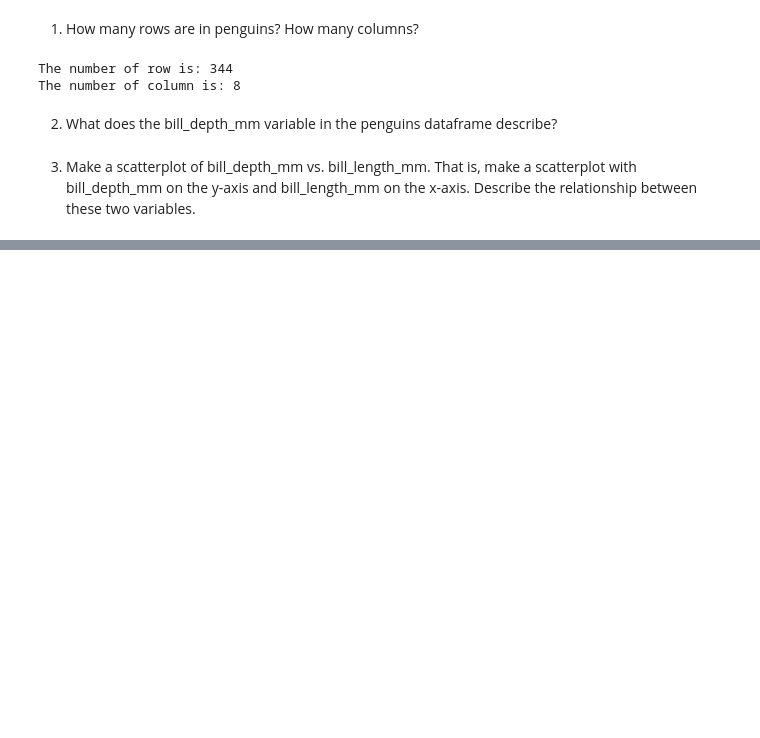
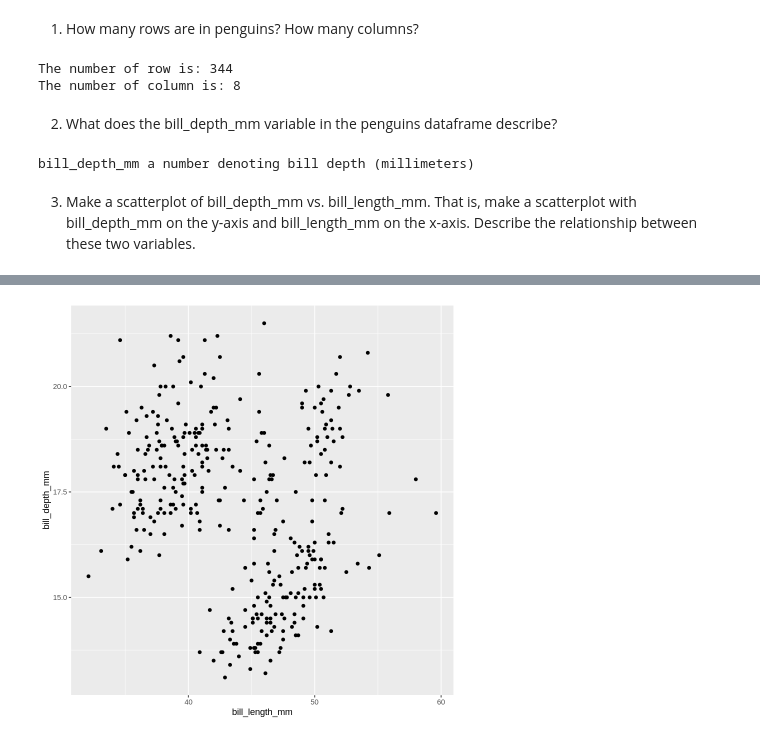
Before and after one commit to khuongduying/dataviz, a Jupyter notebook: DataViz_1.ipynb, the cells around one changed output, grey strips where cells are left out. Cells and saved outputs as stored; diff of their text form; code cells hidden in the pictures; blank space fills up the shorter version.

```diff
--- a/DataViz_1.ipynb
+++ b/DataViz_1.ipynb
@@ -198,5 +198,16 @@ The number of row is: 344
 The number of column is: 8
 # %% [markdown]
 2. What does the bill_depth_mm variable in the penguins dataframe describe?
+# %%
+cat("bill_depth_mm a number denoting bill depth (millimeters)")
+# %% [output]
+bill_depth_mm a number denoting bill depth (millimeters)
 # %% [markdown]
 3. Make a scatterplot of bill_depth_mm vs. bill_length_mm. That is, make a scatterplot with bill_depth_mm on the y-axis and bill_length_mm on the x-axis. Describe the relationship between these two variables.
+# %%
+ggplot(
+  data = penguins,
+  mapping = aes(x = bill_length_mm, y = bill_depth_mm)
+) +
+  geom_point()
+# %% [output]
@@ -202,0 +216 @@ The number of column is: 8
+[figure, added]
```
Also changed, not shown: parts of 40 cells of this notebook.
